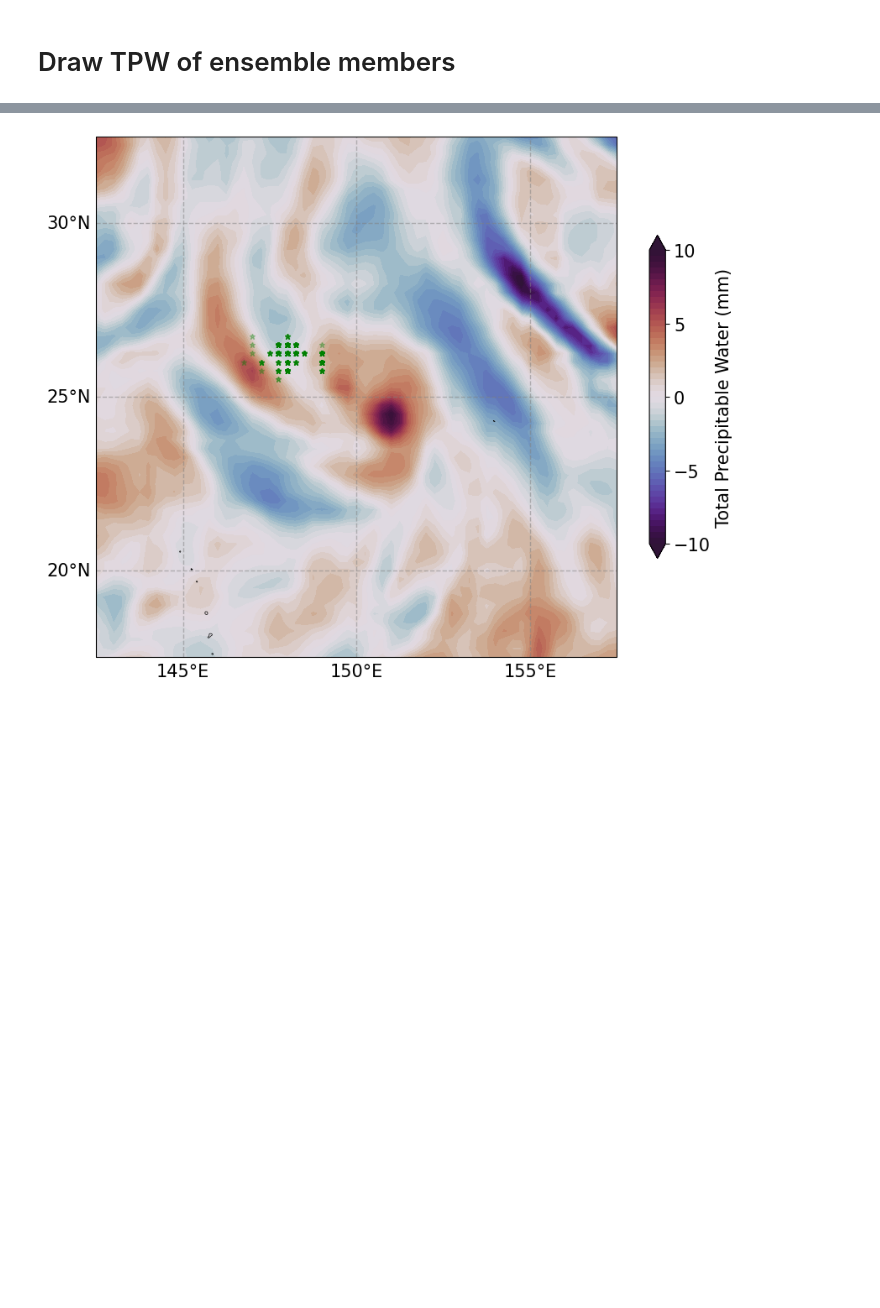
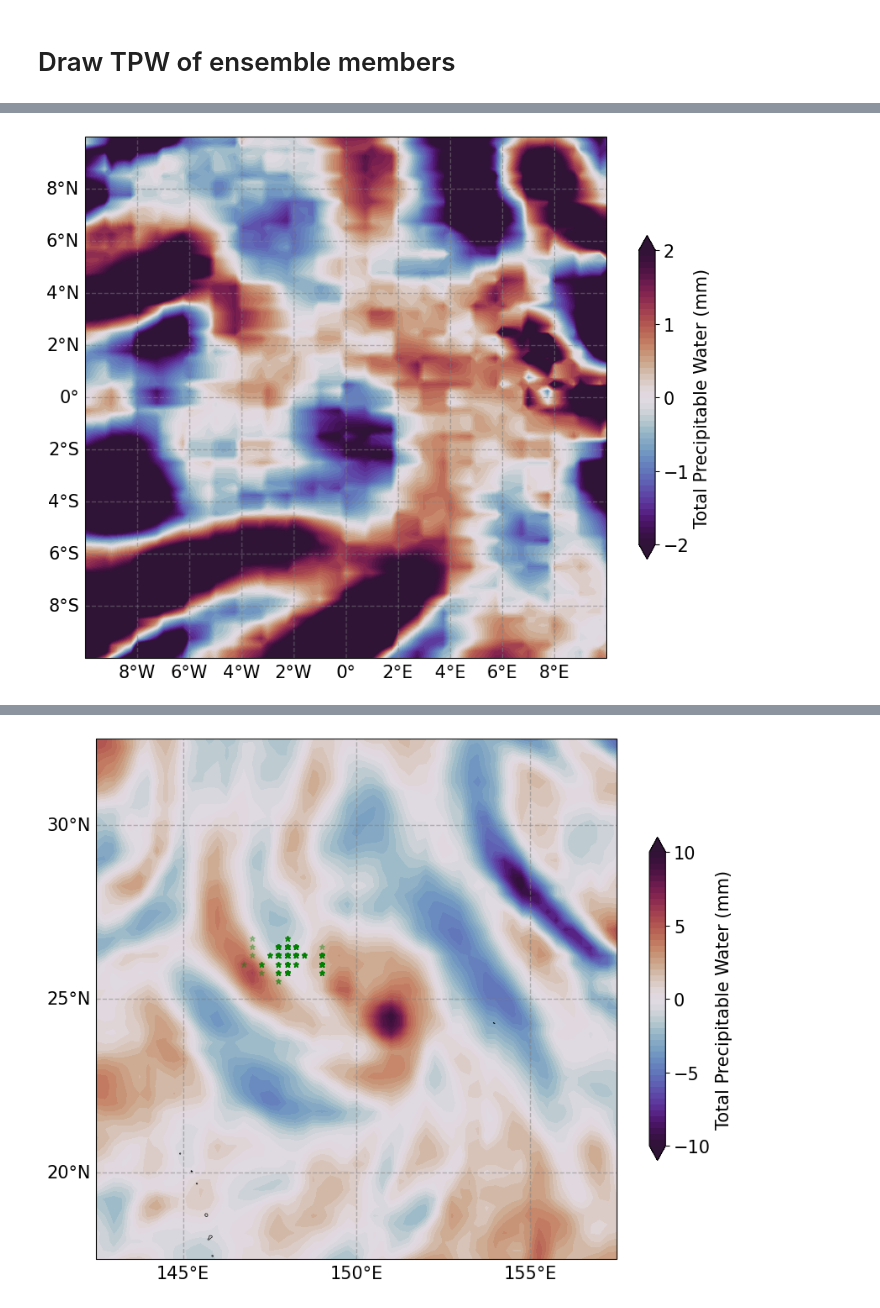
Before and after one commit to jjoo0727/Convective-Systems-Tropical-Dynamics-Laboratory, a Jupyter notebook: sensitivity/compare_with_era5.ipynb, the cells around one changed output, grey strips where cells are left out. Saved outputs shown, nothing was run; the diff lists cells and outputs as text; code cells hidden in the pictures; blank space fills up the shorter version.

```diff
--- a/sensitivity/compare_with_era5.ipynb
+++ b/sensitivity/compare_with_era5.ipynb
@@ -401,0 +403,98 @@ Predicting for interval: 24h
+# %%
+group_size = 1
+predict_interval = 24  # 예측 시간 설정
+ens_idx_list = []
+
+datetime1 = key_time + timedelta(hours=predict_interval)  # 48시간 후의 시간
+for ens in ens_list:
+    if (target_time in ssv_dict[key_time][ens]) and (datetime1 in ssv_dict[key_time][ens]):
+        ens_idx_list.append(ens)
+
+
+# 데이터를 추출합니다
+# mid_pos = [(ssv_dict[key_time][ens][datetime1]['lon'], ssv_dict[key_time][ens][datetime1]['lat']) for ens in ens_idx_list]
+tar_pos = [(ssv_dict[key_time][ens][target_time]['lon'], ssv_dict[key_time][ens][target_time]['lat']) for ens in ens_idx_list]
+mid_pos = [(ssv_dict[key_time][ens][datetime1]['lon'], ssv_dict[key_time][ens][datetime1]['lat']) for ens in ens_idx_list]
+print(f'Number of ensemble members: {len(ens_idx_list)}')
+# NumPy 배열로 변환
+tar_pos =  np.array(tar_pos)
+
+#타겟 위치의 PCA
+corr_pos_tar = np.copy(tar_pos)
+corr_pos_tar[:, 0] = (tar_pos[:, 0]-np.mean(tar_pos[:, 0])) * np.cos(np.radians(tar_pos[:, 1]))  # 경도에 cos(위도)를 곱해 거리 왜곡 보정
+pca_tar = PCA(n_components=1)
+pca_tar.fit(corr_pos_tar)
+pca_tar.mean_[0] = pca_tar.mean_[0] / np.cos(np.radians(pca_tar.mean_[1])) + np.mean(tar_pos[:, 0])
+ensemble_mean = np.mean(pca_tar.transform(corr_pos_tar)[:, 0])
+
+#distance 구하기
+corr_pos_tar = np.copy(tar_pos)
+corr_pos_tar[:, 0] = (tar_pos[:, 0]-np.mean(tar_pos[:, 0])) * np.cos(np.radians(tar_pos[:, 1]))  # 경도에 cos(위도)를 곱해 거리 왜곡 보정
+projection = pca_tar.transform(corr_pos_tar)[:, 0]  # 주축에 투영된 데이터 (1차원)
+
+distances_tar = (projection - ensemble_mean) * 111
+
+# 가장 작은 10개 인덱스 (오름차순 정렬)
+smallest_idx = np.argsort(distances_tar)[:group_size]
+# 가장 큰 10개 인덱스 (내림차순 정렬)
+largest_idx = np.argsort(distances_tar)[-group_size:][::-1]
+
+# ensemble 번호로 변환
+southwest_ens = [ens_idx_list[i] for i in smallest_idx]
+northeast_ens = [ens_idx_list[i] for i in largest_idx]
+
+print("Smallest 10 ensemble numbers:", southwest_ens)
+print("Largest 10 ensemble numbers:", northeast_ens)
+
+width = 10*8
+q_sw_col = []
+for ens in southwest_ens:
+    output_data_dir = f'{pangu_dir}/output_data/{first_str}/{perturation_scale}ENS{surface_str}{upper_str}/{ens}'
+    met = Met(output_data_dir, predict_interval, surface_dict, upper_dict, lat_start, lat_end, lon_start, lon_end, lat_grid, lon_grid, input_sign = 'n')
+
+    q_output_all = met.met_data('q', level ='all')
+    q_col = np.trapz(q_output_all[::-1], x=pres_array[::-1], axis=0)/9.80665/10
+    # q_col = met.divergence(level = 850)* 1e5
+    idx = np.where((lat_grid == mid_pos[ens_idx_list.index(ens)][1]) & (lon_grid == mid_pos[ens_idx_list.index(ens)][0]))
+    q_col_near_tc = q_col[idx[0][0]-width//2:idx[0][0]+width//2+1, idx[1][0]-width//2:idx[1][0]+width//2+1]
+    q_sw_col.append(q_col_near_tc)
+
+q_sw_col = np.mean(np.array(q_sw_col), axis = 0)
+
+q_ne_col = []
+for ens in northeast_ens:
+    output_data_dir = f'{pangu_dir}/output_data/{first_str}/{perturation_scale}ENS{surface_str}{upper_str}/{ens}'
+    met = Met(output_data_dir, predict_interval, surface_dict, upper_dict, lat_start, lat_end, lon_start, lon_end, lat_grid, lon_grid, input_sign = 'n')
+
+    q_output_all = met.met_data('q', level ='all')
+    q_col = np.trapz(q_output_all[::-1], x=pres_array[::-1], axis=0)/9.80665/10
+    # q_col = met.divergence(level = 850) * 1e5
+    idx = np.where((lat_grid == mid_pos[ens_idx_list.index(ens)][1]) & (lon_grid == mid_pos[ens_idx_list.index(ens)][0]))
+    q_col_near_tc = q_col[idx[0][0]-width//2:idx[0][0]+width//2+1, idx[1][0]-width//2:idx[1][0]+width//2+1]
+    q_ne_col.append(q_col_near_tc)
+
+q_ne_col = np.mean(np.array(q_ne_col), axis = 0)
+
+near_tc_lon = np.linspace(-width/8, width/8, width+1)
+near_tc_lat = np.linspace(width/8, -width/8, width+1)
+near_tc_lon_grid, near_tc_lat_grid = np.meshgrid(near_tc_lon, near_tc_lat)
+
+fig, ax = plt.subplots(figsize=(10, 10), subplot_kw={'projection': proj})
+# ax.set_extent(extent, crs=proj)
+# ax.coastlines('10m', linewidth=0.5)
+# ax.set_extent([142.5, 157.5, 17.5, 32.5], crs=proj)
+sax = ax.contourf(
+    near_tc_lon_grid, near_tc_lat_grid,  q_ne_col - q_sw_col, cmap='twilight_shifted',
+    # transform=proj, levels=np.linspace(30, 70, 51),
+    transform=proj, levels=np.linspace(-2, 2, 51),
+    extend='both', zorder=-1
+)
+sax_cb = plt.colorbar(sax, ax=ax, orientation='vertical', label='TPW (mm)', shrink=0.5)
+sax_cb.set_label('Total Precipitable Water (mm)', fontsize=15)  # colorbar 자체의 label
+sax_cb.ax.set_yticks(np.linspace(-2, 2, 5))  # y축 눈금 설정
+sax_cb.ax.tick_params(labelsize=15)
+map_gridlines(ax, proj = proj, font_size = 15, gridline_spaces = 2)
+
+plt.show()
+# break
+# %% [output]
@@ -401,0 +504 @@ Predicting for interval: 24h
+[figure, added]
```
Also changed, not shown: parts of 3 cells of this notebook, 9 other files.
